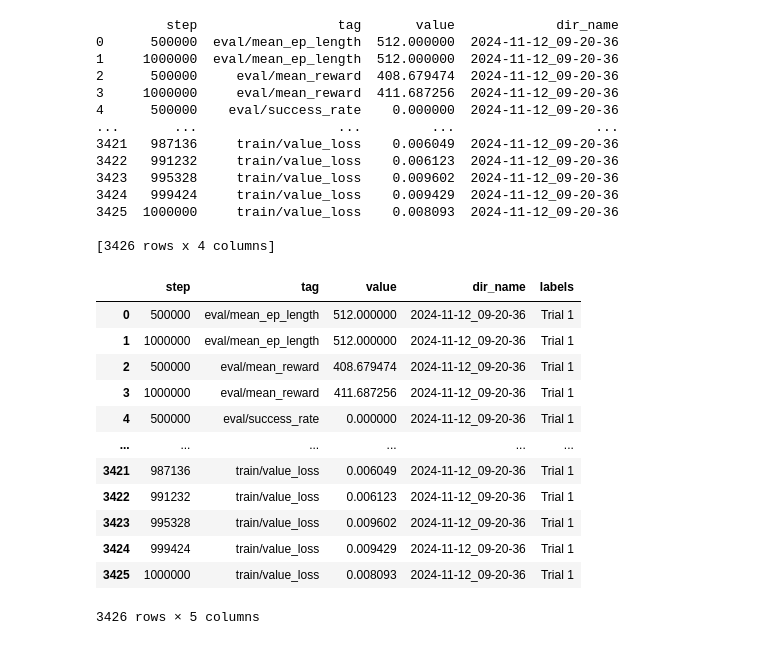
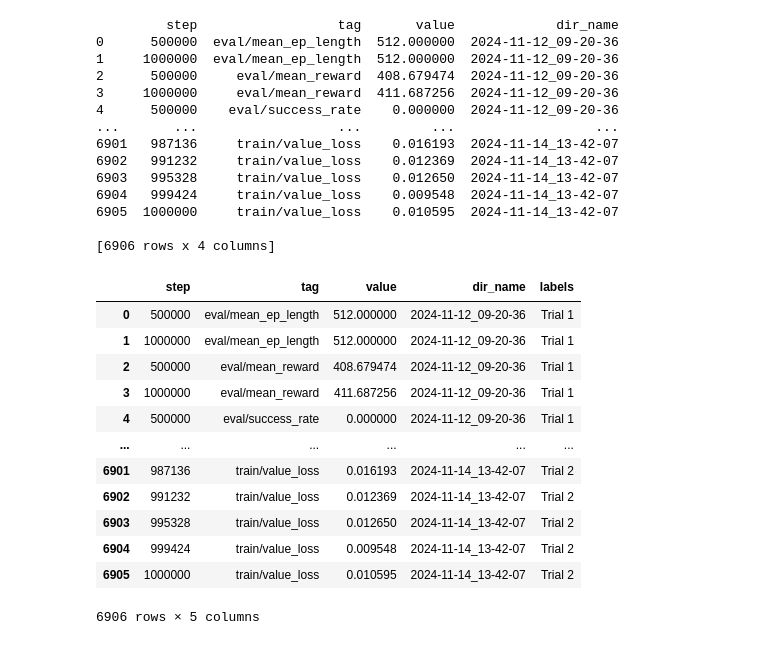
Before and after one commit to iCub-utfsm/rl-icub-manipulation, a Jupyter notebook: rl_icub_dexterous_manipulation/examples/plot_results.ipynb, the cells around one changed output. Cells and saved outputs as stored; diff of their text form; code cells hidden in the pictures.

```diff
--- a/rl_icub_dexterous_manipulation/examples/plot_results.ipynb
+++ b/rl_icub_dexterous_manipulation/examples/plot_results.ipynb
@@ -1,7 +1,7 @@
 # %%
 from tbparse import SummaryReader
 # log_dir = "results/stepping/0/2024-07-02_22-03-08"
-log_dir = "log_resuls/1/"
+log_dir = "log_results/1/"
 reader = SummaryReader(log_dir, extra_columns={'dir_name'})
 df = reader.scalars
 print(df)
@@ -13,31 +13,32 @@ print(df)
 3     1000000     eval/mean_reward  411.687256  2024-11-12_09-20-36
 4      500000    eval/success_rate    0.000000  2024-11-12_09-20-36
 ...       ...                  ...         ...                  ...
-3421   987136     train/value_loss    0.006049  2024-11-12_09-20-36
-3422   991232     train/value_loss    0.006123  2024-11-12_09-20-36
-3423   995328     train/value_loss    0.009602  2024-11-12_09-20-36
-3424   999424     train/value_loss    0.009429  2024-11-12_09-20-36
-3425  1000000     train/value_loss    0.008093  2024-11-12_09-20-36
+6901   987136     train/value_loss    0.016193  2024-11-14_13-42-07
+6902   991232     train/value_loss    0.012369  2024-11-14_13-42-07
+6903   995328     train/value_loss    0.012650  2024-11-14_13-42-07
+6904   999424     train/value_loss    0.009548  2024-11-14_13-42-07
+6905  1000000     train/value_loss    0.010595  2024-11-14_13-42-07
 
-[3426 rows x 4 columns]
+[6906 rows x 4 columns]
 # %%
 df['labels'] = None
 df.loc[df['dir_name'] == '2024-11-12_09-20-36', 'labels'] = 'Trial 1'
+df.loc[df['dir_name'] == '2024-11-14_13-42-07', 'labels'] = 'Trial 2'
 df
 # %% [output]
 |  | step | tag | value | dir_name | labels |
 | 0 | 500000 | eval/mean_ep_length | 512.000000 | 2024-11-12_09-20-36 | Trial 1 |
 | 1 | 1000000 | eval/mean_ep_length | 512.000000 | 2024-11-12_09-20-36 | Trial 1 |
 | 2 | 500000 | eval/mean_reward | 408.679474 | 2024-11-12_09-20-36 | Trial 1 |
 | 3 | 1000000 | eval/mean_reward | 411.687256 | 2024-11-12_09-20-36 | Trial 1 |
 | 4 | 500000 | eval/success_rate | 0.000000 | 2024-11-12_09-20-36 | Trial 1 |
 | ... | ... | ... | ... | ... | ... |
-| 3421 | 987136 | train/value_loss | 0.006049 | 2024-11-12_09-20-36 | Trial 1 |
-| 3422 | 991232 | train/value_loss | 0.006123 | 2024-11-12_09-20-36 | Trial 1 |
-| 3423 | 995328 | train/value_loss | 0.009602 | 2024-11-12_09-20-36 | Trial 1 |
-| 3424 | 999424 | train/value_loss | 0.009429 | 2024-11-12_09-20-36 | Trial 1 |
-| 3425 | 1000000 | train/value_loss | 0.008093 | 2024-11-12_09-20-36 | Trial 1 |
+| 6901 | 987136 | train/value_loss | 0.016193 | 2024-11-14_13-42-07 | Trial 2 |
+| 6902 | 991232 | train/value_loss | 0.012369 | 2024-11-14_13-42-07 | Trial 2 |
+| 6903 | 995328 | train/value_loss | 0.012650 | 2024-11-14_13-42-07 | Trial 2 |
+| 6904 | 999424 | train/value_loss | 0.009548 | 2024-11-14_13-42-07 | Trial 2 |
+| 6905 | 1000000 | train/value_loss | 0.010595 | 2024-11-14_13-42-07 | Trial 2 |
-3426 rows × 5 columns
+6906 rows × 5 columns
 # %%
 import os
 import seaborn as sns
```
Also changed, not shown: parts of 3 cells of this notebook, 12 other files.
